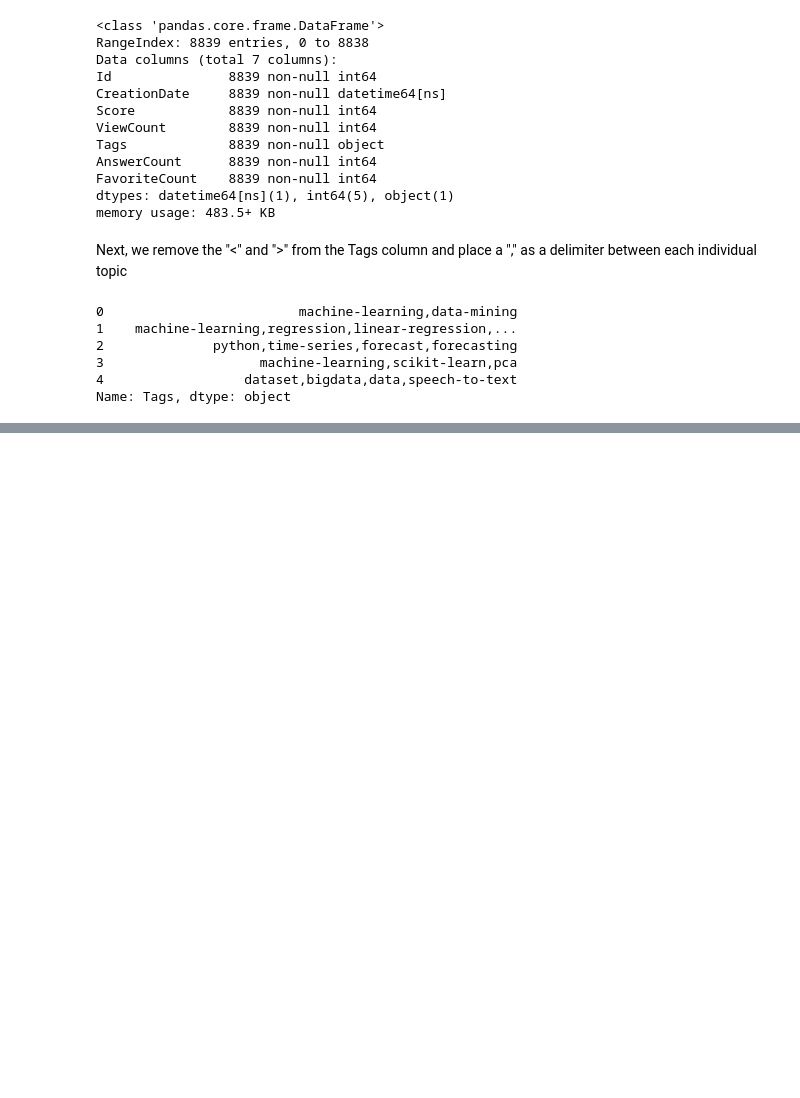
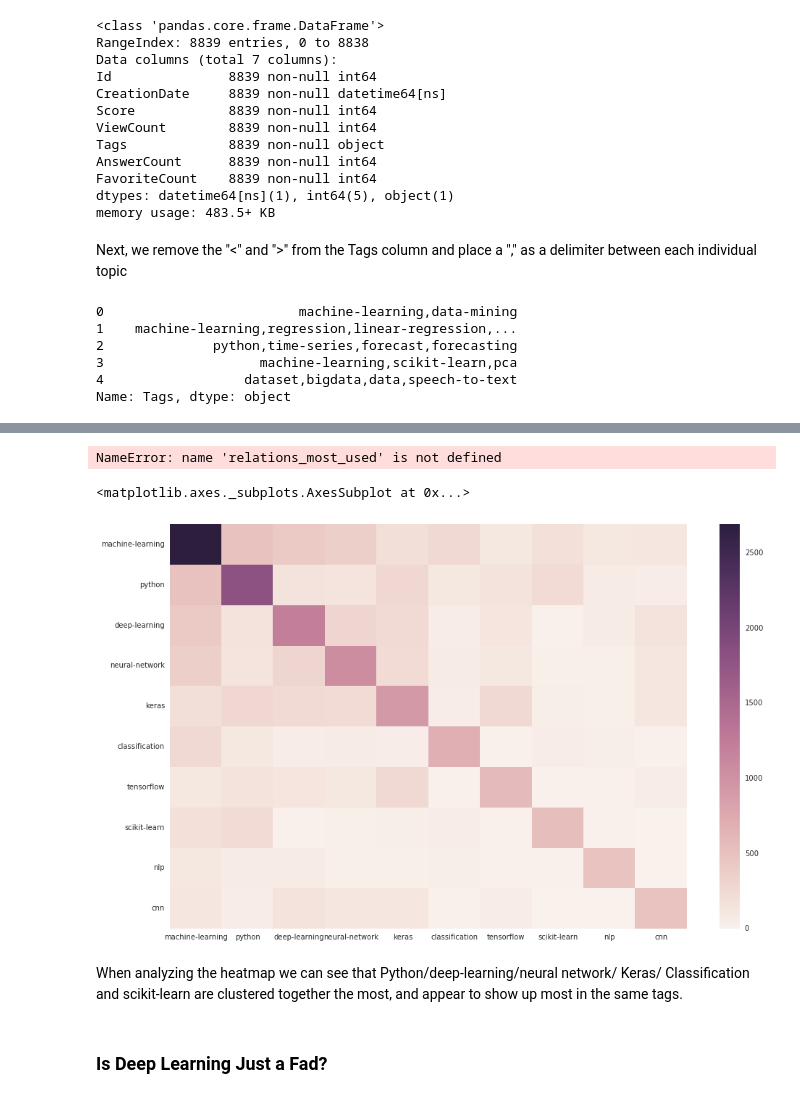
Before and after one commit to pavelbrn/DataQuestProjects, a Jupyter notebook: Project11_Popular_Datascience_Questions/Project11.ipynb, the cells around one changed output, grey strips where cells are left out. Saved outputs shown, nothing was run; the diff lists cells and outputs as text; code cells hidden in the pictures; blank space fills up the shorter version.

```diff
--- a/Project11_Popular_Datascience_Questions/Project11.ipynb
+++ b/Project11_Popular_Datascience_Questions/Project11.ipynb
@@ -93,0 +159,5 @@ Name: Tags, dtype: object
+# %%
+most_tags= pd.DataFrame(tag_count_series)
+most_views = pd.DataFrame(tag_views_series)
+
+merged_df = pd.merge(most_tags,most_views,"left",left_index=True,right_index=True)
@@ -93,0 +185,17 @@ Name: Tags, dtype: object
+# %%
+all_tags = list(most_tags.index)
+associations = pd.DataFrame(index=all_tags, columns=all_tags)
+associations.head(20)
+
+associations.fillna(0, inplace=True)
+
+# Pandas powerful alternative to this nested for loop is:
+# Alternative is associations.loc[row, row] += 1
+for row in questions["Tags"]:
+    for tag in row:
+        associations.loc[row, tag] += 1
+
+
+#Testing a sample from our data and comparing it to the official answer yields a corrent result:
+locate_data = associations.loc["r","statistics"]
+print(locate_data)
@@ -93,0 +225,18 @@ Name: Tags, dtype: object
+# %%
+# The dataframe above is too large and contains a lot of empty data points.
+# So we will use the tags of the most popular columns to extract a meanignful dataframe of results:
+
+tags_relationship = associations.loc[plot_data_top_10.index, plot_data_top_10.index]
+relations_most_used.head(20)
+# %% [output]
+NameError: name 'relations_most_used' is not defined
+# %%
+plt.figure(figsize=(16,10))
+sns.heatmap(tags_relationship)
+# %% [output]
+<matplotlib.axes._subplots.AxesSubplot at 0x...>
+[figure, added]
+# %% [markdown]
+When analyzing the heatmap we can see that Python/deep-learning/neural network/ Keras/ Classification and scikit-learn are clustered together the most, and appear to show up most in the same tags.
+# %% [markdown]
+### Is Deep Learning Just a Fad?
```
Also changed, not shown: parts of 35 cells of this notebook.
